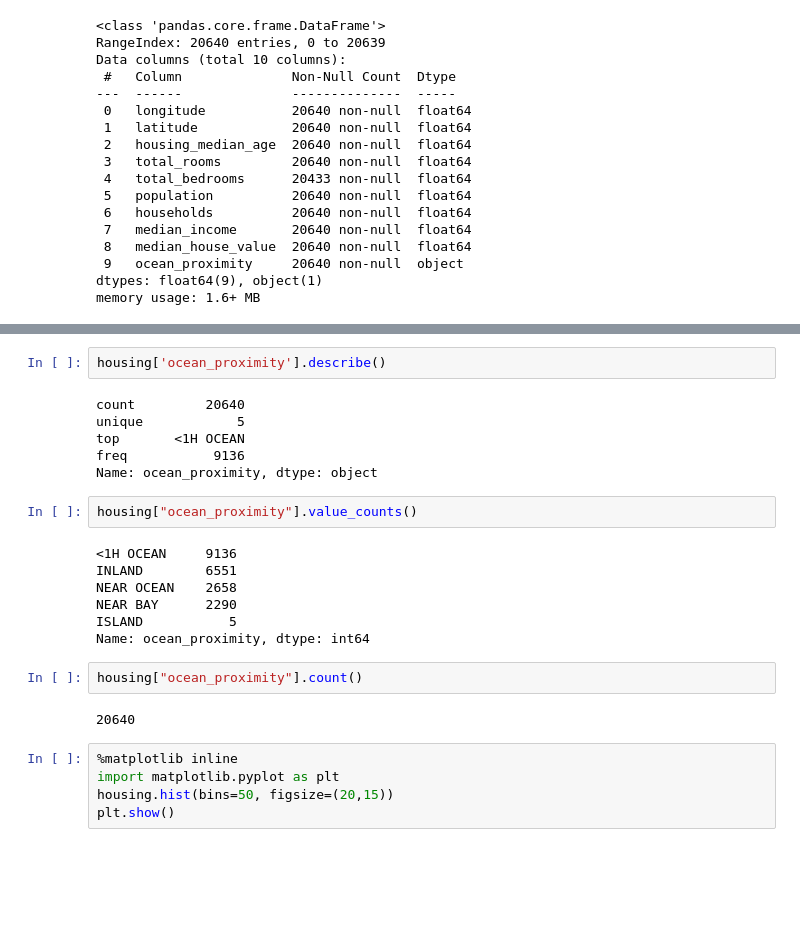
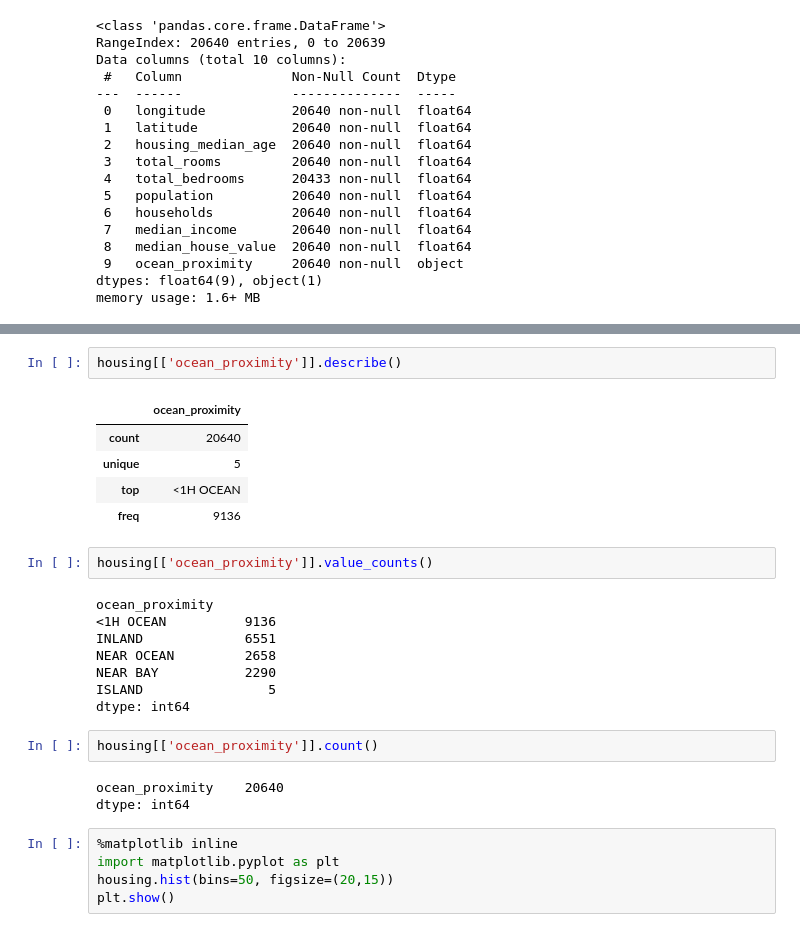
Before and after one commit to simonespa/machine-learning-playground, a Jupyter notebook: notebooks/california_housing_prices/housing.ipynb, the cells around one changed output, grey strips where cells are left out. Cells and saved outputs as stored; diff of their text form; blank space fills up the shorter version.

```diff
--- a/notebooks/california_housing_prices/housing.ipynb
+++ b/notebooks/california_housing_prices/housing.ipynb
@@ -44,26 +44,28 @@ housing.describe()
 | 75% | -118.010000 | 37.710000 | 37.000000 | 3148.000000 | 647.000000 | 1725.000000 | 605.000000 | ... |
 | max | -114.310000 | 41.950000 | 52.000000 | 39320.000000 | 6445.000000 | 35682.000000 | 6082.000000 | ... |
 # %%
-housing['ocean_proximity'].describe()
+housing[['ocean_proximity']].describe()
 # %% [output]
-count         20640
-unique            5
-top       <1H OCEAN
-freq           9136
-Name: ocean_proximity, dtype: object
+|  | ocean_proximity |
+| count | 20640 |
+| unique | 5 |
+| top | <1H OCEAN |
+| freq | 9136 |
 # %%
-housing["ocean_proximity"].value_counts()
+housing[['ocean_proximity']].value_counts()
 # %% [output]
-<1H OCEAN     9136
-INLAND        6551
-NEAR OCEAN    2658
-NEAR BAY      2290
-ISLAND           5
-Name: ocean_proximity, dtype: int64
+ocean_proximity
+<1H OCEAN          9136
+INLAND             6551
+NEAR OCEAN         2658
+NEAR BAY           2290
+ISLAND                5
+dtype: int64
 # %%
-housing["ocean_proximity"].count()
+housing[['ocean_proximity']].count()
 # %% [output]
-20640
+ocean_proximity    20640
+dtype: int64
 # %%
 %matplotlib inline
 import matplotlib.pyplot as plt
```
Also changed, not shown: parts of 3 cells of this notebook, 2 other files.
